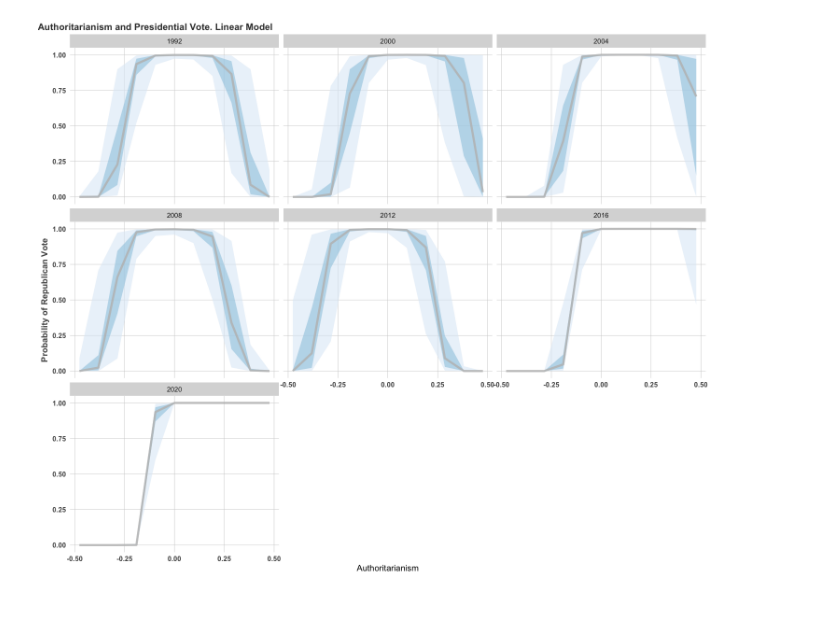
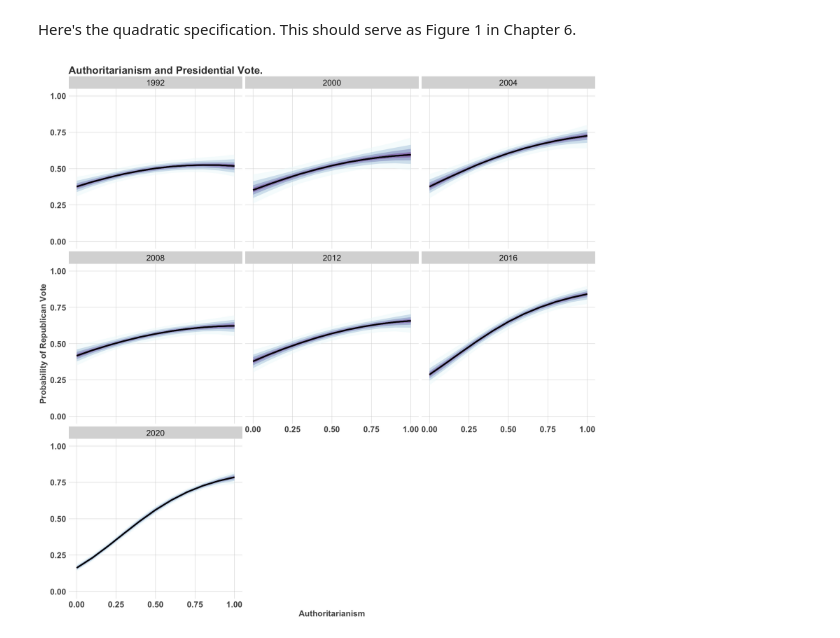
Before and after one commit to crweber9874/Authoritarianism_V2, a Jupyter notebook: analysis/cross_sectional_analysis(ch7)/post_process.ipynb, the cells around one changed output. Drawn from its saved outputs; the diff is of its cells as text; code cells hidden in the pictures; blank space fills up the shorter version.

Commit message:
# Updates to chapter 6

```diff
--- a/analysis/cross_sectional_analysis(ch7)/post_process.ipynb
+++ b/analysis/cross_sectional_analysis(ch7)/post_process.ipynb
@@ -5,4 +8,5 @@ This notebook processes the brms/stan output and creates the figures used in thi
 # %%
+### Load dependencies
 rm(list = ls())
 library(brms)
 library(tidyverse)
@@ -22,11 +26,15 @@ load("/Users/chrisweber/Desktop/Authoritarianism_V2/Authoritarianism_V2/Chapters
 
 
 ggtheme = theme(
-        plot.title=element_text(face="bold",hjust=-.08,vjust=0,colour="#3C3C3C",size=12),
-        axis.text.x=element_text(size=9,colour="#535353",face="bold"),
-        axis.text.y=element_text(size=9,colour="#535353",face="bold"),
-        axis.title.y=element_text(size=11,colour="#535353",face="bold",vjust=1.5),
+        plot.title=element_text(face="bold",hjust=0,vjust=0,colour="#3C3C3C",size=20),
+        axis.text.x=element_text(size=16,colour="#535353",face="bold"),
+        axis.text.y=element_text(size=16,colour="#535353",face="bold"),
+        axis.title = element_text(size=16,colour="#535353",face="bold"),
+        axis.title.y=element_text(size=16,colour="#535353",face="bold",vjust=1.5),
         axis.ticks=element_blank(),
+        strip.text.x = element_text(size = 16),
         panel.grid.major=element_line(colour="#D0D0D0",size=.25),
-        panel.background=element_rect(fill="white"))
+        panel.background=element_rect(fill="white"),
+        legend.text=element_text(size=14),
+        legend.title=element_text(size=16))
 ####
@@ -80,27 +81,19 @@ A poly: 6 × 2 of type dbl
+# %% [markdown]
+Here's the quadratic specification. This should serve as Figure 1 in Chapter 6.
 # %%
- # Quadratic Model (Fit1)
-model1 = data[,c("vote", "authoritarianism",
-                 "female", "age", "college", "income",
-                 "jewish", "catholic", "other", "year")] %>% na.omit() %>%
-#                 mutate(auth = poly(authoritarianism, 2)) %>%
-#                 mutate(authoritarianism = auth[,1]) %>%
-                 group_by(year) %>% data_grid(female = mean(female), age = mean(age),
-                                                      college = mean(college), income = mean(income),
-                                                      catholic =  mean(catholic), jewish = mean(jewish),
-                                                      other = mean(other), auth = seq_range(authoritarianism, n = 11))  %>%
-                                                      mutate(authoritarianism = poly(auth, 2)[,1]) %>%
-                                                      mutate(authoritarianism_2 = poly(auth, 2)[,2]) %>%
-                                                      add_linpred_draws(fit1) %>%
-                                                      mutate(Vote_Republican = plogis(.linpred))
+m1 = fixed_data %>% add_linpred_draws(fit1) %>%  mutate(Vote_Republican = plogis(.linpred))  ## Expand posterior
 
- model1 %>%  ggplot(aes(x = authoritarianism)) + facet_wrap(~year) +
-      stat_lineribbon(aes(y = Vote_Republican), .width = c(.95, .5), color = "grey", alpha = 0.6) +
-            scale_fill_brewer()  +
+options(repr.plot.width=15, repr.plot.height=15)
+
+## Plot linear Effects
+ m1 %>% ggplot(aes(x = authoritarianism)) + facet_wrap(~year) +
+      stat_lineribbon(aes(y = Vote_Republican), .width = c(.95, 0.75, .5, 0.25, 0.1),  alpha = 0.5) +
+       scale_fill_brewer(palette = 3)+
   # Format the grid
-  ggtitle("Authoritarianism and Presidential Vote. Linear Model") +
+  ggtitle("Authoritarianism and Presidential Vote.") +
   scale_y_continuous("Probability of Republican Vote", limits=c(0,1))+
   scale_x_continuous("Authoritarianism") + ggtheme +
   theme(legend.title = element_blank()) +
   theme(legend.position = "none")
 # %% [output]
-[figure, old version]
+[figure, new version]
```
Also changed, not shown: parts of 44 cells of this notebook, 9 other files.
